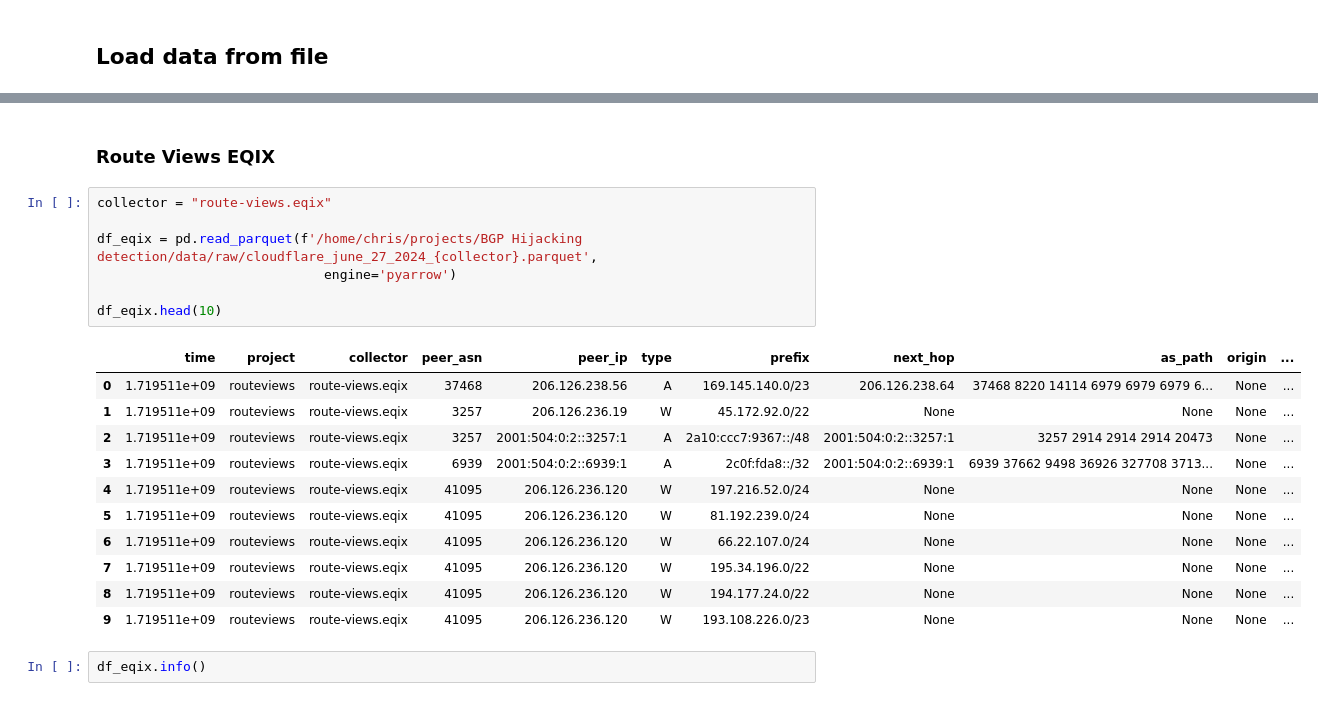
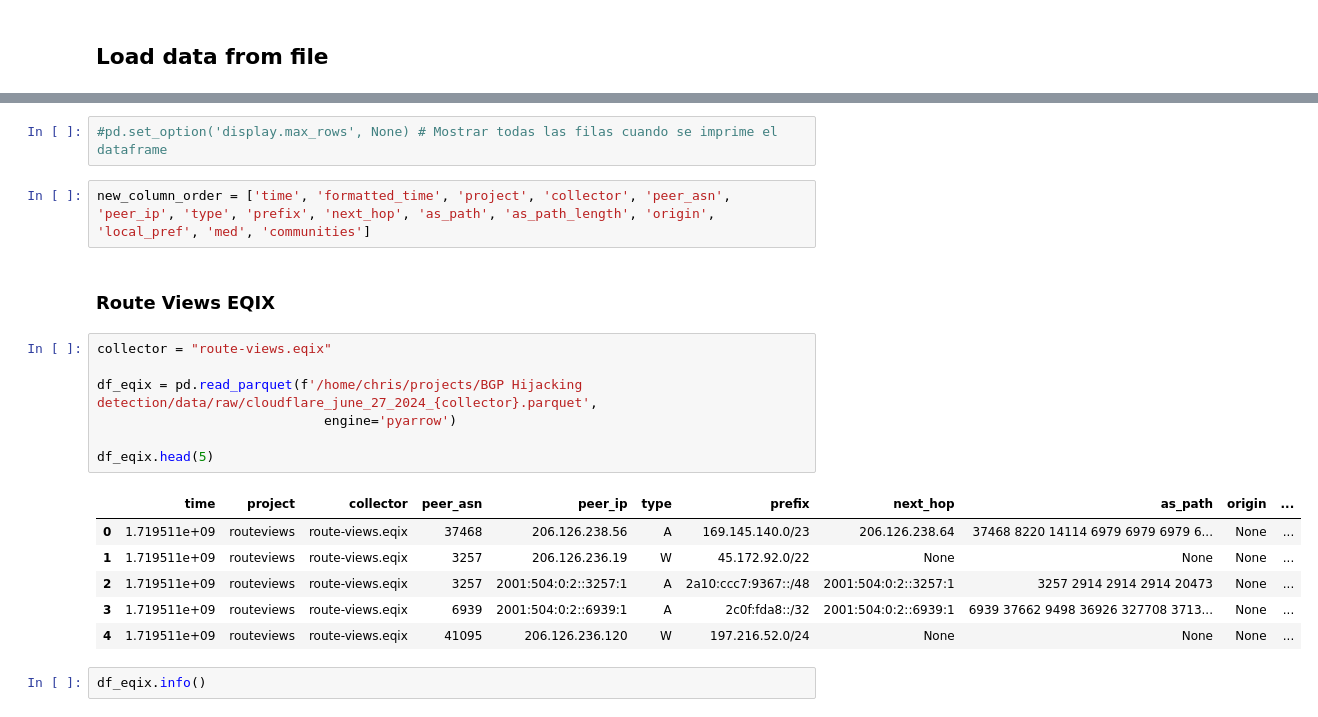
Before and after one commit to Proyecto-Integragor-Equipo-52/BGP-Hijacking-detection, a Jupyter notebook: notebooks/EDA_Chris.ipynb, the cells around one changed output, grey strips where cells are left out. Saved outputs shown, nothing was run; the diff lists cells and outputs as text.

```diff
--- a/notebooks/EDA_Chris.ipynb
+++ b/notebooks/EDA_Chris.ipynb
@@ -110,24 +226,23 @@ del df
+# %%
+#pd.set_option('display.max_rows', None) # Mostrar todas las filas cuando se imprime el dataframe
+# %%
+new_column_order = ['time', 'formatted_time', 'project', 'collector', 'peer_asn', 'peer_ip', 'type', 'prefix', 'next_hop', 'as_path', 'as_path_length', 'origin', 'local_pref', 'med', 'communities']
 # %% [markdown]
 ### Route Views EQIX
 # %%
 collector = "route-views.eqix"
 
 df_eqix = pd.read_parquet(f'/home/chris/projects/BGP Hijacking detection/data/raw/cloudflare_june_27_2024_{collector}.parquet',
                              engine='pyarrow')
 
-df_eqix.head(10)
+df_eqix.head(5)
 # %% [output]
 |  | time | project | collector | peer_asn | peer_ip | type | prefix | next_hop | as_path | origin | ... |
 | 0 | 1.719511e+09 | routeviews | route-views.eqix | 37468 | 206.126.238.56 | A | 169.145.140.0/23 | 206.126.238.64 | 37468 8220 14114 6979 6979 6979 6... | None | ... |
 | 1 | 1.719511e+09 | routeviews | route-views.eqix | 3257 | 206.126.236.19 | W | 45.172.92.0/22 | None | None | None | ... |
 | 2 | 1.719511e+09 | routeviews | route-views.eqix | 3257 | 2001:504:0:2::3257:1 | A | 2a10:ccc7:9367::/48 | 2001:504:0:2::3257:1 | 3257 2914 2914 2914 20473 | None | ... |
 | 3 | 1.719511e+09 | routeviews | route-views.eqix | 6939 | 2001:504:0:2::6939:1 | A | 2c0f:fda8::/32 | 2001:504:0:2::6939:1 | 6939 37662 9498 36926 327708 3713... | None | ... |
 | 4 | 1.719511e+09 | routeviews | route-views.eqix | 41095 | 206.126.236.120 | W | 197.216.52.0/24 | None | None | None | ... |
-| 5 | 1.719511e+09 | routeviews | route-views.eqix | 41095 | 206.126.236.120 | W | 81.192.239.0/24 | None | None | None | ... |
-| 6 | 1.719511e+09 | routeviews | route-views.eqix | 41095 | 206.126.236.120 | W | 66.22.107.0/24 | None | None | None | ... |
-| 7 | 1.719511e+09 | routeviews | route-views.eqix | 41095 | 206.126.236.120 | W | 195.34.196.0/22 | None | None | None | ... |
-| 8 | 1.719511e+09 | routeviews | route-views.eqix | 41095 | 206.126.236.120 | W | 194.177.24.0/22 | None | None | None | ... |
-| 9 | 1.719511e+09 | routeviews | route-views.eqix | 41095 | 206.126.236.120 | W | 193.108.226.0/23 | None | None | None | ... |
 # %%
 df_eqix.info()
 # %% [output]
```
Also changed, not shown: parts of 51 cells of this notebook.
